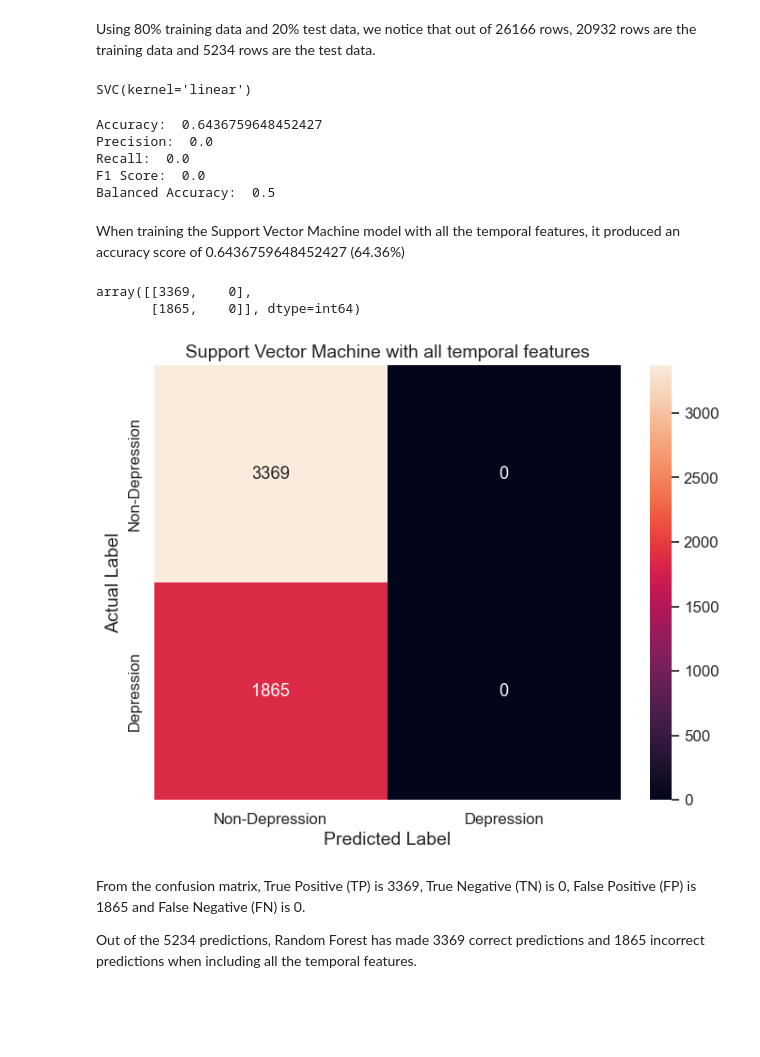
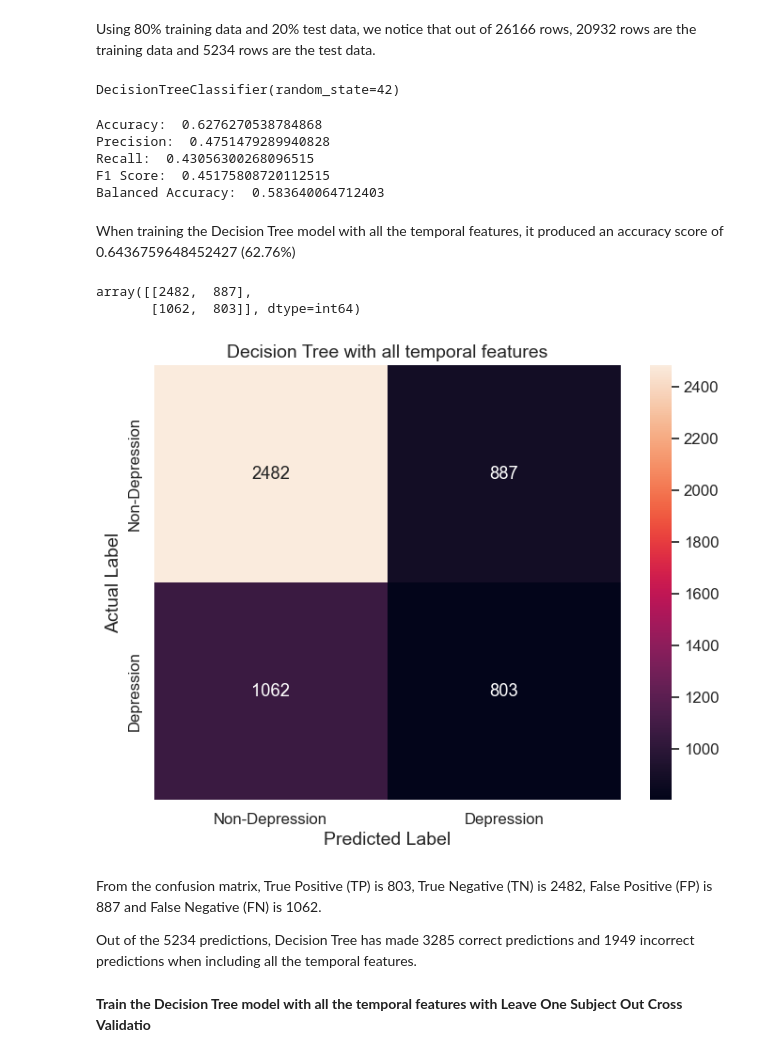
Before and after one commit to KADev2022/CS3IP, a Jupyter notebook: Machine Learning Experiment - Depression or Non-Depression Classification (Final).ipynb, the cells around one changed output. Drawn from its saved outputs; the diff is of its cells as text; code cells hidden in the pictures; blank space fills up the shorter version.

Commit message:
Trained the Decision Tree model

```diff
--- a/Machine Learning Experiment - Depression or Non-Depression Classification (Final).ipynb
+++ b/Machine Learning Experiment - Depression or Non-Depression Classification (Final).ipynb
@@ -1914,68 +1914,64 @@ Name: depression_state, Length: 5234, dtype: int64
 # %% [markdown]
 Using 80% training data and 20% test data, we notice that out of 26166 rows, 20932 rows are the training data and 5234 rows are the test data.
 # %%
-# Train Support Vector Machine with all the temporal features without cross validation
-from sklearn.svm import SVC
-from sklearn.preprocessing import StandardScaler
+# Train Decision Tree with all the temporal features without cross validation
+from sklearn.tree import DecisionTreeClassifier
 
-# Feature Scaling using Standard Scaler before fitting the SVM model
-scaler = StandardScaler()
-X_train_scaled = scaler.fit_transform(X_train)
-X_test_scaled = scaler.fit_transform(X_test)
-
-# Train the Support Vector Machine model - use linear kernel
-svm_clf = SVC(kernel='linear')
-svm_clf.fit(X_train_scaled, y_train)
+# Train the Decision Tree model
+dt_clf = DecisionTreeClassifier(random_state=42)
+dt_clf.fit(X_train, y_train)
 # %% [output]
-SVC(kernel='linear')
+DecisionTreeClassifier(random_state=42)
 # %%
 # Predict the class for the independent variables
-y_pred = svm_clf.predict(X_test_scaled)
+y_pred = dt_clf.predict(X_test)
 # %%
-# Evaluation metric results for Support Vector Machine with all the temporal features without cross validation
+# Evaluation metric results for Decision Tree with all the temporal features without cross validation
 from sklearn.metrics import accuracy_score, precision_score, recall_score, f1_score, balanced_accuracy_score
 
-# Accuracy score for Support Vector Machine
+# Accuracy score for Decision Tree
 accuracy = accuracy_score(y_test, y_pred)
 print("Accuracy: ", accuracy)
 
-# Precision score for Support Vector Machine
+# Precision score for Decision Tree
 precision = precision_score(y_test, y_pred)
 print("Precision: ", precision)
 
-# Recall score for Support Vector Machine
+# Recall score for Decision Tree
 recall = recall_score(y_test, y_pred)
 print("Recall: ", recall)
 
-# F1 score for Support Vector Machine
+# F1 score for Decision Tree
 f1 = f1_score(y_test, y_pred)
 print("F1 Score: ", f1)
 
-# Balanced Accuracy score for Support Vector Machine
+# Balanced Accuracy score for Decision Tree
 balanced_accuracy = balanced_accuracy_score(y_test, y_pred)
 print("Balanced Accuracy: ", balanced_accuracy)
 # %% [output]
-Accuracy:  0.6436759648452427
-Precision:  0.0
-Recall:  0.0
-F1 Score:  0.0
-Balanced Accuracy:  0.5
+Accuracy:  0.6276270538784868
+Precision:  0.4751479289940828
+Recall:  0.43056300268096515
+F1 Score:  0.45175808720112515
+Balanced Accuracy:  0.583640064712403
 # %% [markdown]
-When training the Support Vector Machine model with all the temporal features, it produced an accuracy score of 0.6436759648452427 (64.36%)
+When training the Decision Tree model with all the temporal features, it produced an accuracy score of 0.6436759648452427 (62.76%)
 # %%
 from sklearn.metrics import confusion_matrix
 
-# Confusion matrix for the Support Vector Machine model with all the temporal features
+# Confusion matrix for the Decision Tree model with all the temporal features
 confusion_matrix(y_test, y_pred)
 # %% [output]
-array([[3369,    0],
-       [1865,    0]], dtype=int64)
+array([[2482,  887],
+       [1062,  803]], dtype=int64)
 # %%
 plot_confusion_matrix_without_cross_validation(confusion_matrix(y_test, y_pred),
-                                               "Support Vector Machine with all temporal features")
+                                               "Decision Tree with all temporal features")
 # %% [output]
-[figure, old version]
+[figure, new version]
 # %% [markdown]
-From the confusion matrix, True Positive (TP) is 3369, True Negative (TN) is 0, False Positive (FP) is 1865 and False Negative (FN) is 0.<br>
+From the confusion matrix, True Positive (TP) is 803, True Negative (TN) is 2482, False Positive (FP) is 887 and False Negative (FN) is 1062.<br>
 
-Out of the 5234 predictions, Random Forest has made 3369 correct predictions and 1865 incorrect predictions when including all the temporal features.
+Out of the 5234 predictions, Decision Tree has made 3285 correct predictions and 1949 incorrect predictions when including all the temporal features.
+# %% [markdown]
+**Train the Decision Tree model with all the temporal features with Leave One Subject Out Cross Validatio**
```
Also changed, not shown: parts of 41 cells of this notebook.
